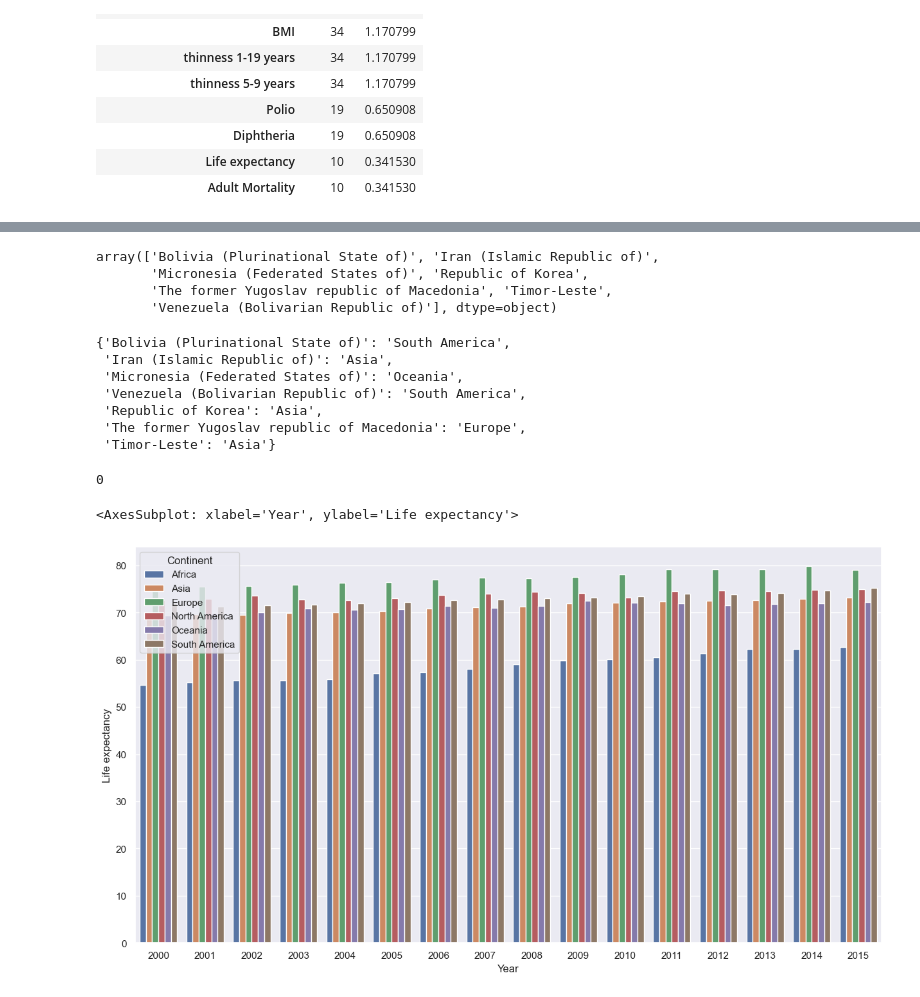
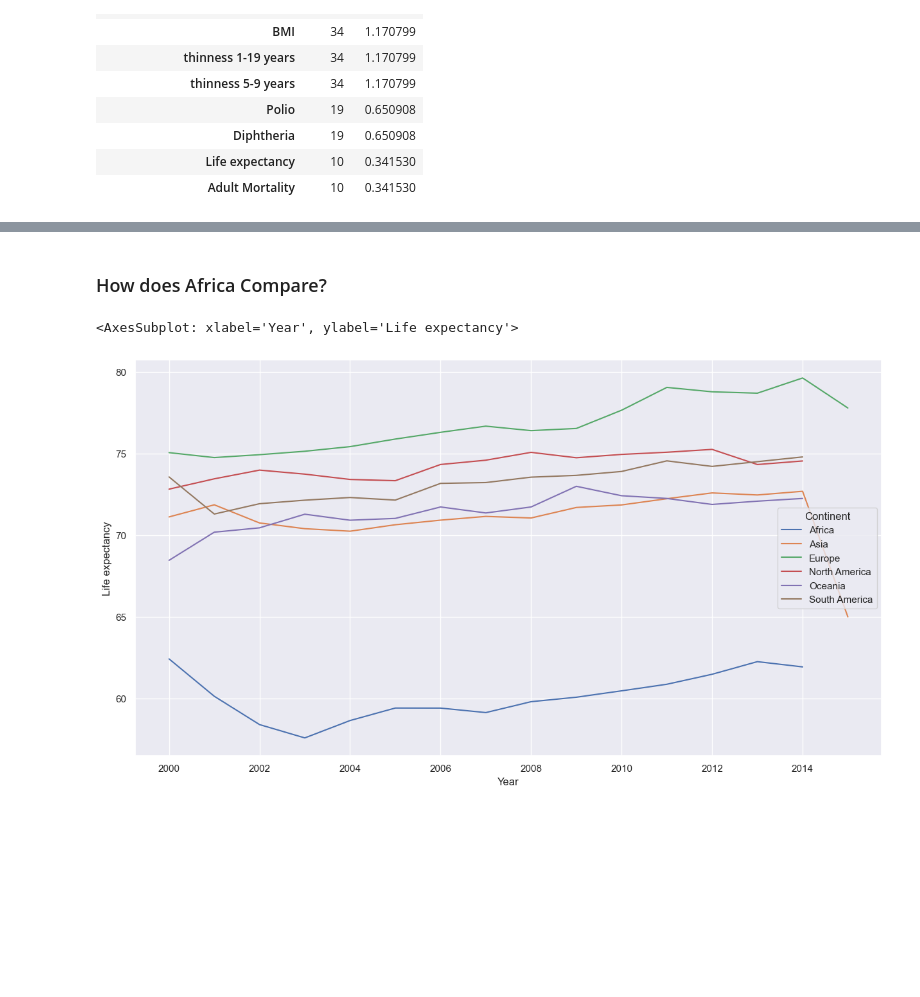
Before and after one commit to EDA-writing/Team-Clover-EDA, a Jupyter notebook: eda.ipynb, the cells around one changed output, grey strips where cells are left out. Saved outputs shown, nothing was run; the diff lists cells and outputs as text; code cells hidden in the pictures; blank space fills up the shorter version.

```diff
--- a/eda.ipynb
+++ b/eda.ipynb
@@ -125,0 +161,2 @@ df.head(20)
+# %%
+df.Continent.fillna(df.Country.map(missing_country_continents), inplace=True)
@@ -126,3 +173,5 @@ df.head(20)
+# %%
+df[['Year', 'Status', 'Continent']] = df[['Year', 'Status', 'Continent']].astype('category')
 # %%
 def missing_values(df: pd.DataFrame):
     counts = df.isna().sum().to_frame(name='Count')
@@ -154,2 +198,0 @@ array(['Developing', 'Developed'], dtype=object)
-# %%
-df['Status'] = df.Status.map(lambda x: 1 if x=='Developed' else 0)
@@ -176 +199,3 @@ df.describe().T
+# %%
+df1 = df.copy().drop(columns='Population', axis=1).dropna()
 # %%
@@ -261,42 +215,10 @@ df['Continent'] = df.Country.map(country_to_continent)
-# %%
-df[df.Continent.isna()].Country.unique()
-# %% [output]
-array(['Bolivia (Plurinational State of)', 'Iran (Islamic Republic of)',
-       'Micronesia (Federated States of)', 'Republic of Korea',
-       'The former Yugoslav republic of Macedonia', 'Timor-Leste',
-       'Venezuela (Bolivarian Republic of)'], dtype=object)
-# %%
-country_codes = {}
-for country in df[df.Continent.isna()].Country.unique():
-    if '(' in country:
-        idx = country.index('(')
-        c = country[:idx].strip()
-        code = pc.country_name_to_country_alpha2(c)
-        continent = pc.country_alpha2_to_continent_code(code)
-        country_codes[country] = pc.convert_continent_code_to_continent_name(continent)
-
-country_codes['Republic of Korea'] = 'Asia'
-country_codes['The former Yugoslav republic of Macedonia'] = 'Europe'
-country_codes['Timor-Leste'] = 'Asia'
-country_codes
-# %% [output]
-{'Bolivia (Plurinational State of)': 'South America',
- 'Iran (Islamic Republic of)': 'Asia',
- 'Micronesia (Federated States of)': 'Oceania',
- 'Venezuela (Bolivarian Republic of)': 'South America',
- 'Republic of Korea': 'Asia',
- 'The former Yugoslav republic of Macedonia': 'Europe',
- 'Timor-Leste': 'Asia'}
-# %%
-df.Continent = df.Continent.fillna(df.Country.map(country_codes))
-df.Continent.isna().sum()
-# %% [output]
-0
+# %% [markdown]
+### How does Africa Compare?
 # %%
-cont_yr_exp = df.groupby(['Continent', 'Year'])['Life expectancy'].mean().to_frame().reset_index()
+cont_yr_exp = df1.groupby(['Continent', 'Year'], as_index=False)['Life expectancy'].mean()
 
 sns.set(rc={"figure.figsize":(15, 8)})
-sns.barplot(data=cont_yr_exp, x="Year", y="Life expectancy", hue="Continent")
+sns.lineplot(data=cont_yr_exp, x="Year", y="Life expectancy", hue="Continent")
 # %% [output]
 <AxesSubplot: xlabel='Year', ylabel='Life expectancy'>
-[figure, old version]
+[figure, new version]
```
Also changed, not shown: parts of 44 cells of this notebook.
